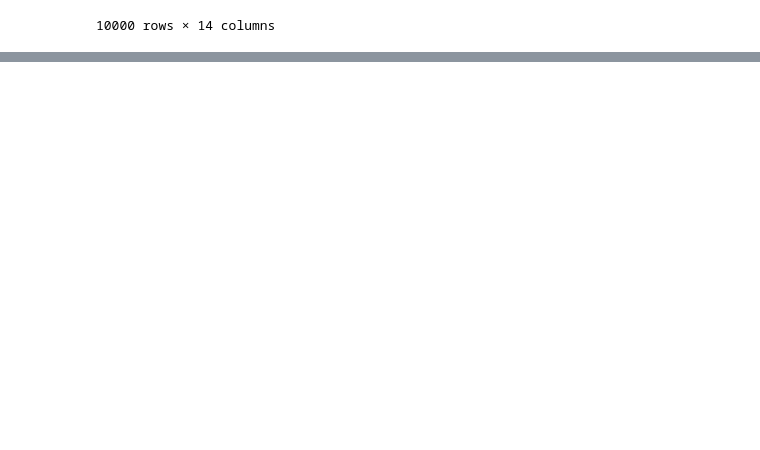
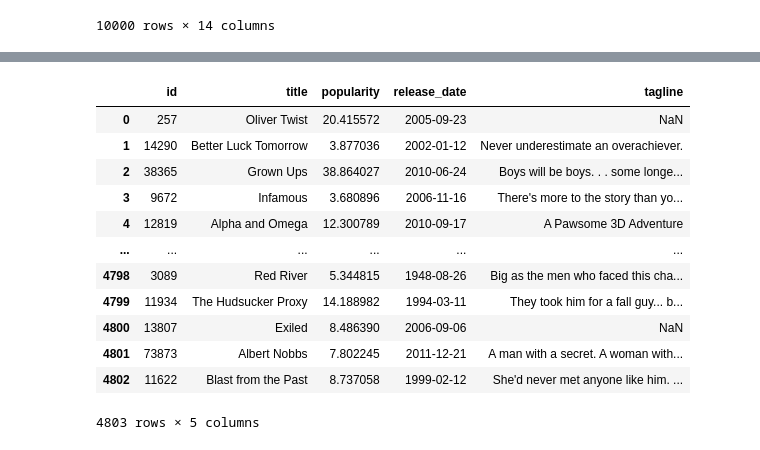
Before and after one commit to SyedaAnoosha/Data-Science-with-Python, a Jupyter notebook: Pandas Python/Joining Data/notebook.ipynb, the cells around one changed output, grey strips where cells are left out. Drawn from its saved outputs; the diff is of its cells as text; code cells hidden in the pictures; blank space fills up the shorter version.

```diff
--- a/Pandas Python/Joining Data/notebook.ipynb
+++ b/Pandas Python/Joining Data/notebook.ipynb
@@ -115,0 +133,4 @@ licenses_ward_census
+# %%
+taglines = pd.read_pickle('Datasets/taglines.p')
+print(taglines.shape)
+taglines.head()
@@ -115,0 +145,17 @@ licenses_ward_census
+# %%
+movie_taglines = movies.merge(taglines, on="id", how="left")
+movie_taglines
+# %% [output]
+|  | id | title | popularity | release_date | tagline |
+| 0 | 257 | Oliver Twist | 20.415572 | 2005-09-23 | NaN |
+| 1 | 14290 | Better Luck Tomorrow | 3.877036 | 2002-01-12 | Never underestimate an overachiever. |
+| 2 | 38365 | Grown Ups | 38.864027 | 2010-06-24 | Boys will be boys. . . some longe... |
+| 3 | 9672 | Infamous | 3.680896 | 2006-11-16 | There's more to the story than yo... |
+| 4 | 12819 | Alpha and Omega | 12.300789 | 2010-09-17 | A Pawsome 3D Adventure |
+| ... | ... | ... | ... | ... | ... |
+| 4798 | 3089 | Red River | 5.344815 | 1948-08-26 | Big as the men who faced this cha... |
+| 4799 | 11934 | The Hudsucker Proxy | 14.188982 | 1994-03-11 | They took him for a fall guy... b... |
+| 4800 | 13807 | Exiled | 8.486390 | 2006-09-06 | NaN |
+| 4801 | 73873 | Albert Nobbs | 7.802245 | 2011-12-21 | A man with a secret. A woman with... |
+| 4802 | 11622 | Blast from the Past | 8.737058 | 1999-02-12 | She'd never met anyone like him. ... |
+4803 rows × 5 columns
```
Also changed, not shown: parts of 11 cells of this notebook, 5 other files.
